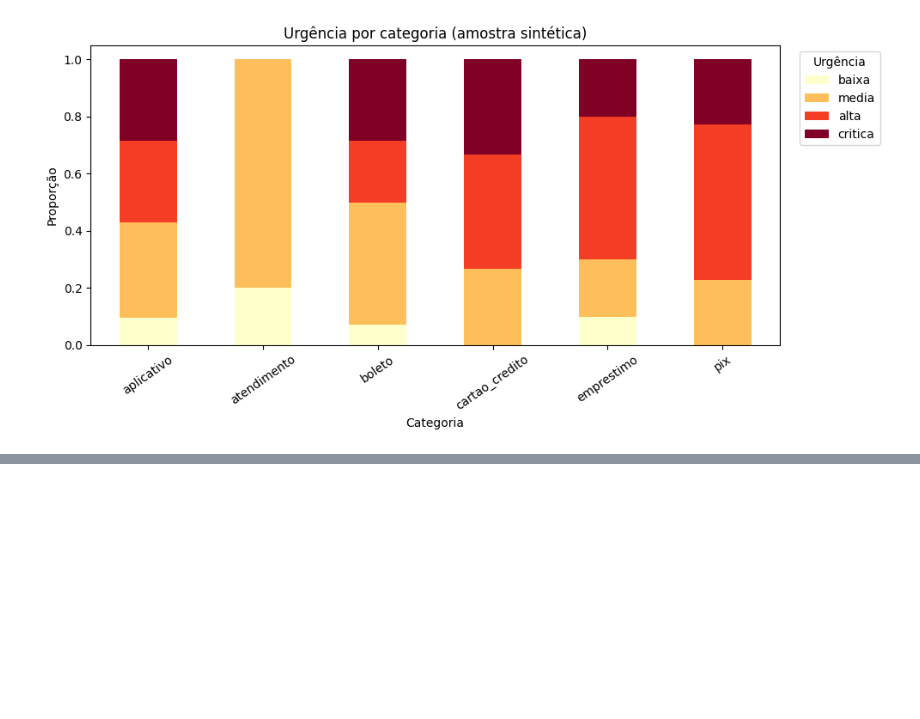
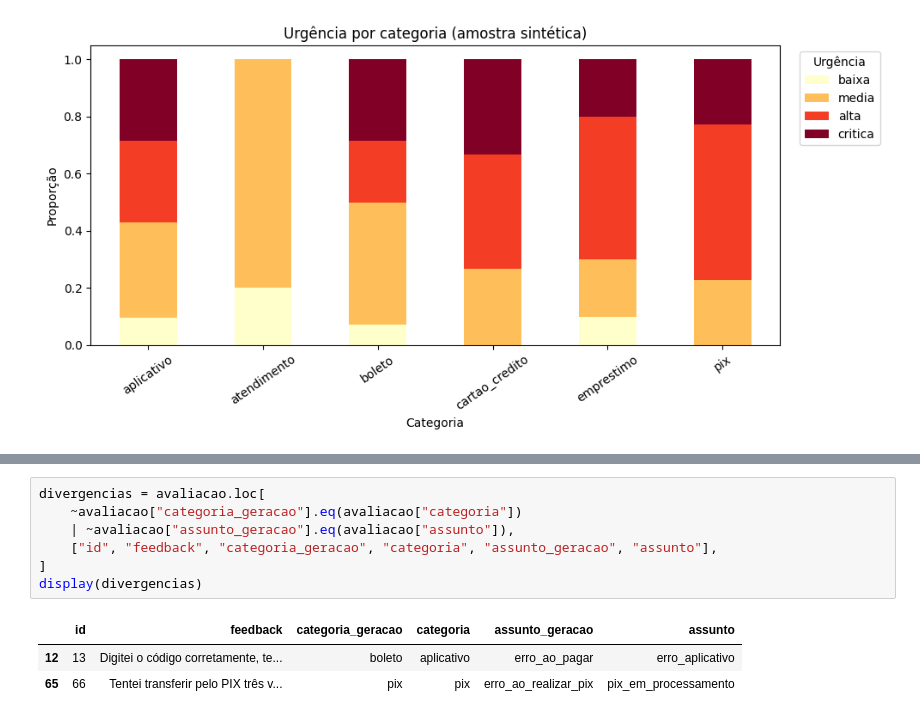
Before and after one commit to guimalucas/AI-Customer-Intelligence, a Jupyter notebook: 01_customer_feedback_analysis.ipynb, the cells around one changed output, grey strips where cells are left out. Drawn from its saved outputs; the diff is of its cells as text; blank space fills up the shorter version.

```diff
--- a/01_customer_feedback_analysis.ipynb
+++ b/01_customer_feedback_analysis.ipynb
@@ -85,0 +86,11 @@ pix_nao_reconhecido       5
+# %%
+divergencias = avaliacao.loc[
+    ~avaliacao["categoria_geracao"].eq(avaliacao["categoria"])
+    | ~avaliacao["assunto_geracao"].eq(avaliacao["assunto"]),
+    ["id", "feedback", "categoria_geracao", "categoria", "assunto_geracao", "assunto"],
+]
+display(divergencias)
+# %% [output]
+|  | id | feedback | categoria_geracao | categoria | assunto_geracao | assunto |
+| 12 | 13 | Digitei o código corretamente, te... | boleto | aplicativo | erro_ao_pagar | erro_aplicativo |
+| 65 | 66 | Tentei transferir pelo PIX três v... | pix | pix | erro_ao_realizar_pix | pix_em_processamento |
```
Also changed, not shown: parts of 7 cells of this notebook, 3 other files.
